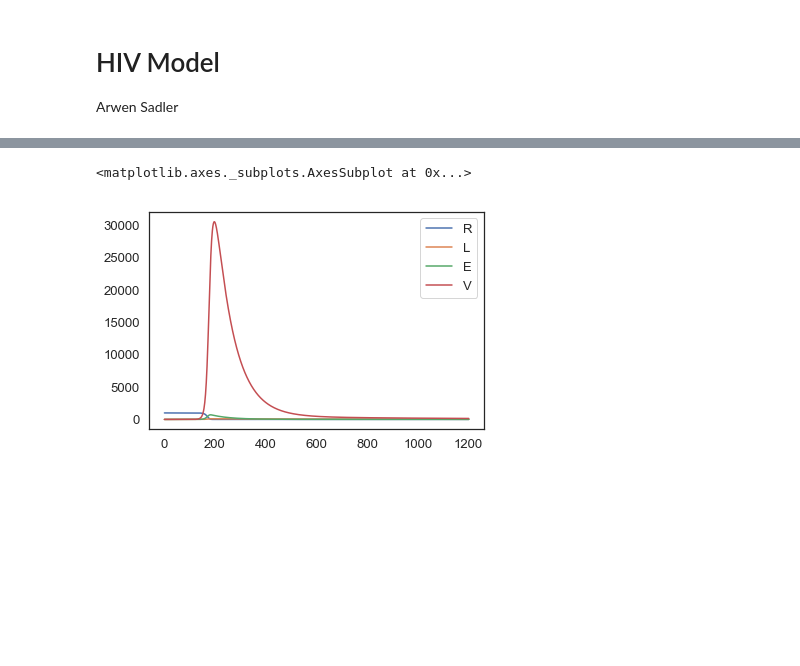
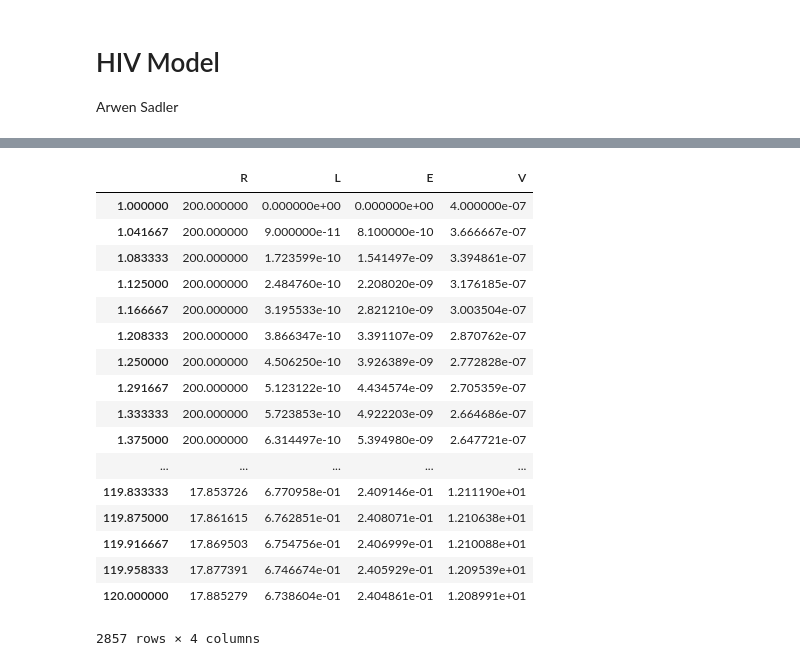
Before and after one commit to arwensadler/ModSimPy, a Jupyter notebook: code/HIV-Model.ipynb, the cells around one changed output, grey strips where cells are left out. Cells and saved outputs as stored; diff of their text form; code cells hidden in the pictures; blank space fills up the shorter version.

```diff
--- a/code/HIV-Model.ipynb
+++ b/code/HIV-Model.ipynb
@@ -21,8 +21,8 @@ def run_simulation(system, state, update_func):
     frame = TimeFrame(columns=state.index)
     frame.row[system.t_0] = state
 
-    for t in linrange(system.t_0, system.t_end):
-        frame.row[t+1] = update_func(system, frame.row[t])
+    for t in linrange(system.t_0, system.t_end, system.dt):
+        frame.row[t+system.dt] = update_func(system, frame.row[t])
 
     return frame
 # %%
@@ -99,13 +99,26 @@ def update_func(system, state):
     state.V += dVdt * dt
 
     return state
-# %%
-state = State(R=1000,
-             L=0,
-             E=0,
-             V=0.0000004)
-
-run_simulation(system, state, update_func).plot()
-# %% [output]
-<matplotlib.axes._subplots.AxesSubplot at 0x...>
-[figure, removed]
+# %%
+
+
+data = run_simulation(system, state, update_func)
+# %% [output]
+|  | R | L | E | V |
+| 1.000000 | 200.000000 | 0.000000e+00 | 0.000000e+00 | 4.000000e-07 |
+| 1.041667 | 200.000000 | 9.000000e-11 | 8.100000e-10 | 3.666667e-07 |
+| 1.083333 | 200.000000 | 1.723599e-10 | 1.541497e-09 | 3.394861e-07 |
+| 1.125000 | 200.000000 | 2.484760e-10 | 2.208020e-09 | 3.176185e-07 |
+| 1.166667 | 200.000000 | 3.195533e-10 | 2.821210e-09 | 3.003504e-07 |
+| 1.208333 | 200.000000 | 3.866347e-10 | 3.391107e-09 | 2.870762e-07 |
+| 1.250000 | 200.000000 | 4.506250e-10 | 3.926389e-09 | 2.772828e-07 |
+| 1.291667 | 200.000000 | 5.123122e-10 | 4.434574e-09 | 2.705359e-07 |
+| 1.333333 | 200.000000 | 5.723853e-10 | 4.922203e-09 | 2.664686e-07 |
+| 1.375000 | 200.000000 | 6.314497e-10 | 5.394980e-09 | 2.647721e-07 |
+| ... | ... | ... | ... | ... |
+| 119.833333 | 17.853726 | 6.770958e-01 | 2.409146e-01 | 1.211190e+01 |
+| 119.875000 | 17.861615 | 6.762851e-01 | 2.408071e-01 | 1.210638e+01 |
+| 119.916667 | 17.869503 | 6.754756e-01 | 2.406999e-01 | 1.210088e+01 |
+| 119.958333 | 17.877391 | 6.746674e-01 | 2.405929e-01 | 1.209539e+01 |
+| 120.000000 | 17.885279 | 6.738604e-01 | 2.404861e-01 | 1.208991e+01 |
+2857 rows × 4 columns
```
Also changed, not shown: parts of 5 cells of this notebook.
